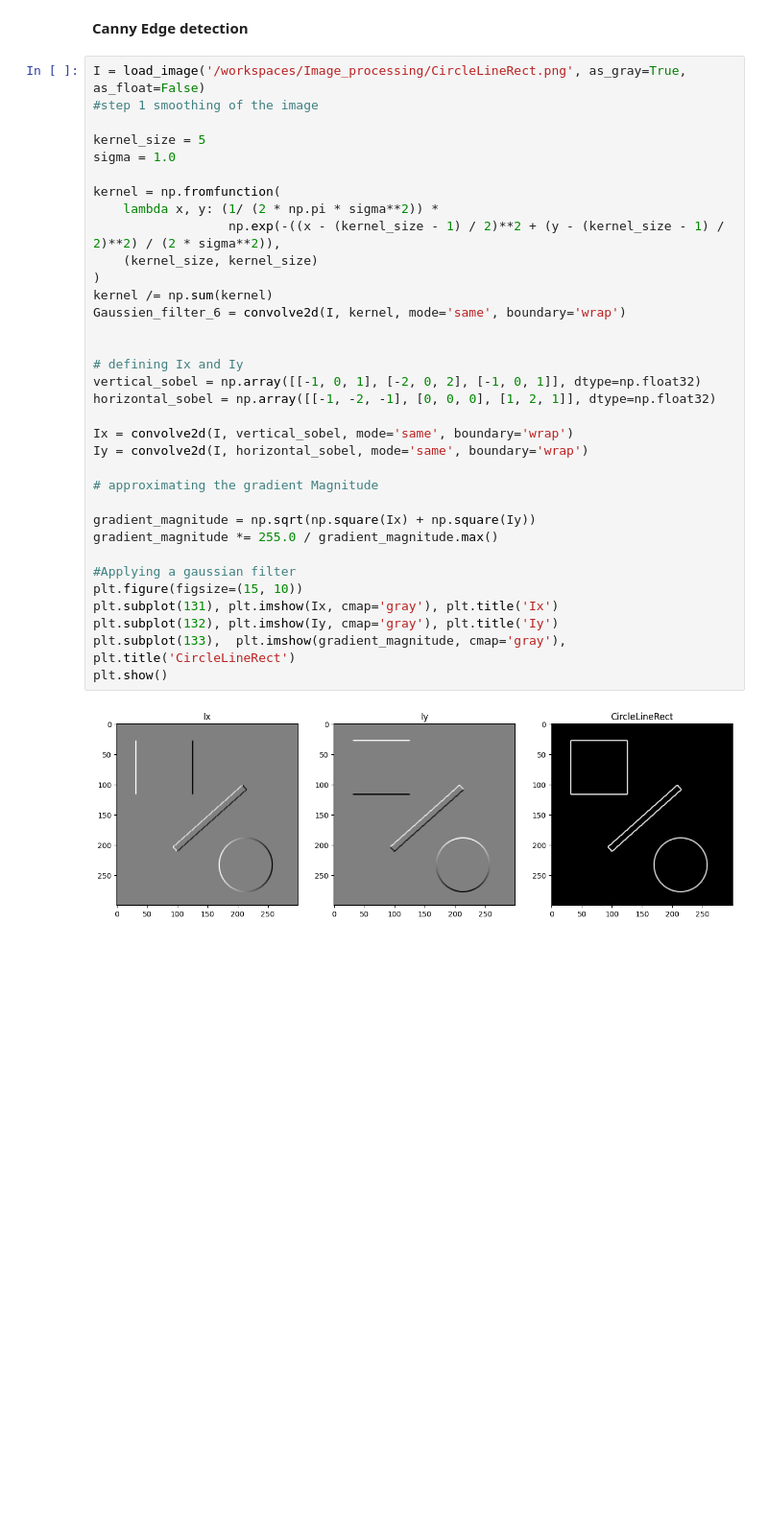
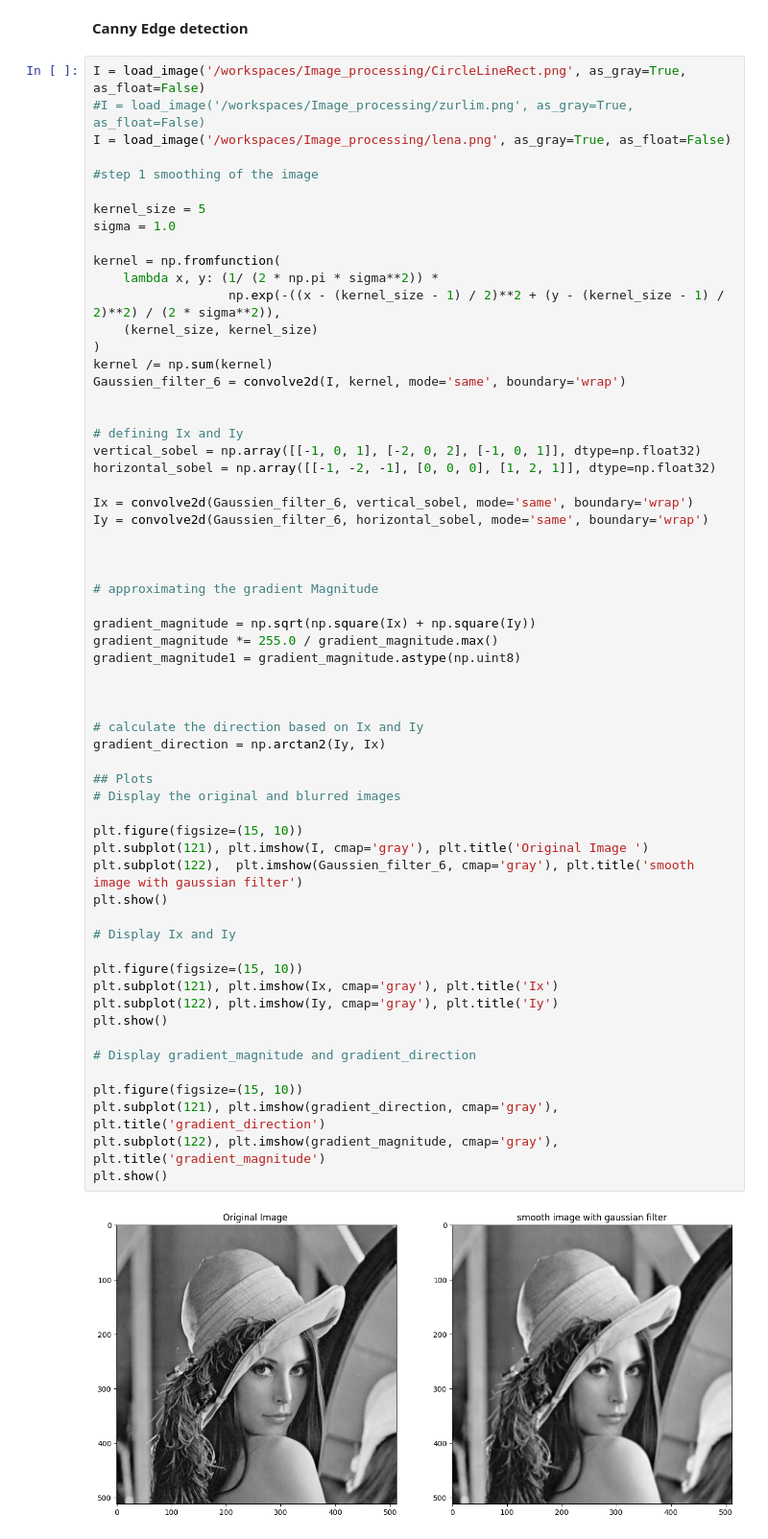
Before and after one commit to rayaneghilene/Image_processing, a Jupyter notebook: Tp_Image_processing_py.ipynb, the cells around one changed output. Shown at 96% size. Saved outputs shown, nothing was run; the diff lists cells and outputs as text; blank space fills up the shorter version.

```diff
--- a/Tp_Image_processing_py.ipynb
+++ b/Tp_Image_processing_py.ipynb
@@ -118,37 +118,63 @@ plt.show()
 **Canny Edge detection**
 # %%
 I = load_image('/workspaces/Image_processing/CircleLineRect.png', as_gray=True, as_float=False)
+#I = load_image('/workspaces/Image_processing/zurlim.png', as_gray=True, as_float=False)
+I = load_image('/workspaces/Image_processing/lena.png', as_gray=True, as_float=False)
+
 #step 1 smoothing of the image
 
 kernel_size = 5
 sigma = 1.0
 
 kernel = np.fromfunction(
     lambda x, y: (1/ (2 * np.pi * sigma**2)) *
                   np.exp(-((x - (kernel_size - 1) / 2)**2 + (y - (kernel_size - 1) / 2)**2) / (2 * sigma**2)),
     (kernel_size, kernel_size)
 )
 kernel /= np.sum(kernel)
 Gaussien_filter_6 = convolve2d(I, kernel, mode='same', boundary='wrap')
 
 
 # defining Ix and Iy
 vertical_sobel = np.array([[-1, 0, 1], [-2, 0, 2], [-1, 0, 1]], dtype=np.float32)
 horizontal_sobel = np.array([[-1, -2, -1], [0, 0, 0], [1, 2, 1]], dtype=np.float32)
 
-Ix = convolve2d(I, vertical_sobel, mode='same', boundary='wrap')
-Iy = convolve2d(I, horizontal_sobel, mode='same', boundary='wrap')
+Ix = convolve2d(Gaussien_filter_6, vertical_sobel, mode='same', boundary='wrap')
+Iy = convolve2d(Gaussien_filter_6, horizontal_sobel, mode='same', boundary='wrap')
+
+
 
 # approximating the gradient Magnitude
 
 gradient_magnitude = np.sqrt(np.square(Ix) + np.square(Iy))
 gradient_magnitude *= 255.0 / gradient_magnitude.max()
+gradient_magnitude1 = gradient_magnitude.astype(np.uint8)
 
-#Applying a gaussian filter
+
+
+# calculate the direction based on Ix and Iy
+gradient_direction = np.arctan2(Iy, Ix)
+
+## Plots
+# Display the original and blurred images
+
 plt.figure(figsize=(15, 10))
-plt.subplot(131), plt.imshow(Ix, cmap='gray'), plt.title('Ix')
-plt.subplot(132), plt.imshow(Iy, cmap='gray'), plt.title('Iy')
-plt.subplot(133),  plt.imshow(gradient_magnitude, cmap='gray'), plt.title('CircleLineRect')
+plt.subplot(121), plt.imshow(I, cmap='gray'), plt.title('Original Image ')
+plt.subplot(122),  plt.imshow(Gaussien_filter_6, cmap='gray'), plt.title('smooth image with gaussian filter')
 plt.show()
+
+# Display Ix and Iy
+
+plt.figure(figsize=(15, 10))
+plt.subplot(121), plt.imshow(Ix, cmap='gray'), plt.title('Ix')
+plt.subplot(122), plt.imshow(Iy, cmap='gray'), plt.title('Iy')
+plt.show()
+
+# Display gradient_magnitude and gradient_direction
+
+plt.figure(figsize=(15, 10))
+plt.subplot(121), plt.imshow(gradient_direction, cmap='gray'), plt.title('gradient_direction')
+plt.subplot(122), plt.imshow(gradient_magnitude, cmap='gray'), plt.title('gradient_magnitude')
+plt.show()
 # %% [output]
-[figure, old version]
+[figure, new version]
```
Also changed, not shown: parts of 5 cells of this notebook.
